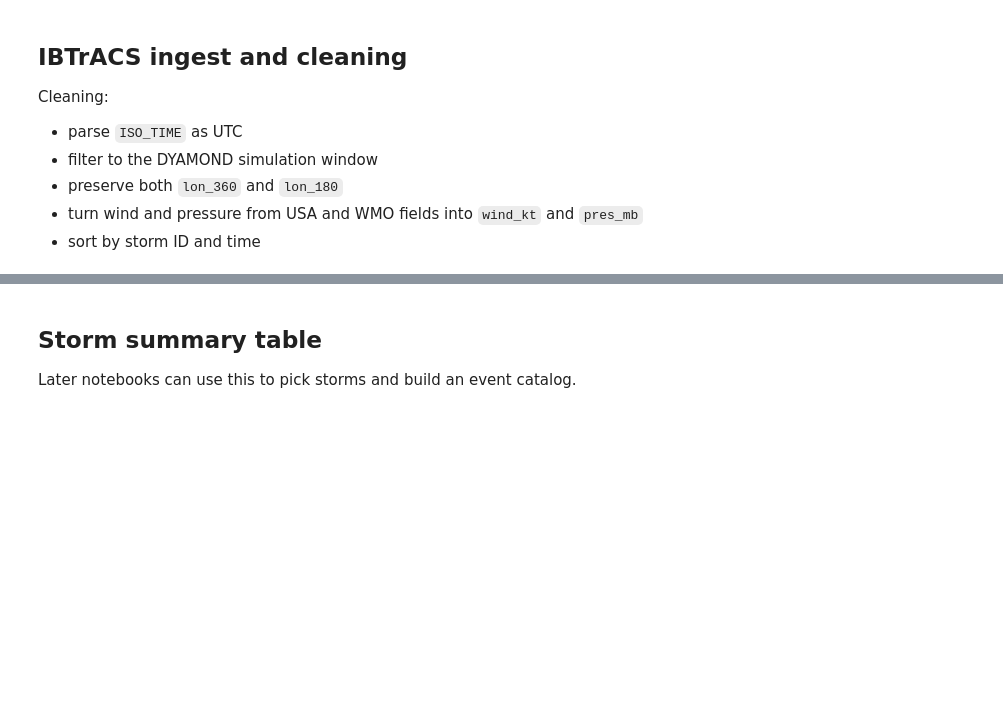
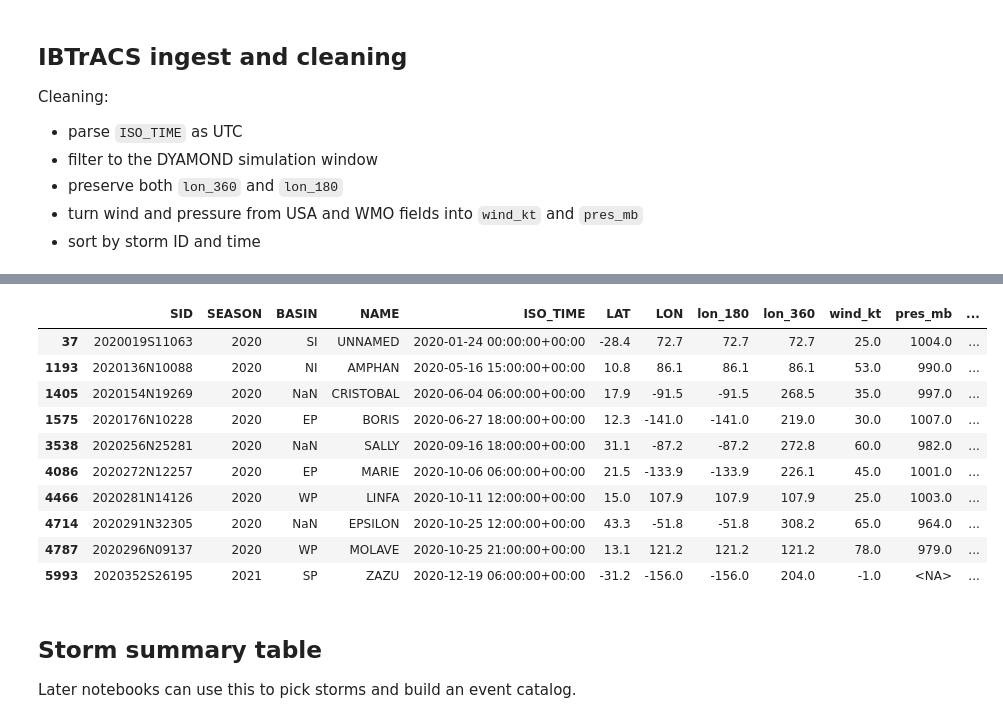
Before and after one commit to clevi2003/SciVis_2026, a Jupyter notebook: notebooks/01_environment_and_access.ipynb, the cells around one changed output, grey strips where cells are left out. Cells and saved outputs as stored; diff of their text form; code cells hidden in the pictures; blank space fills up the shorter version.

```diff
--- a/notebooks/01_environment_and_access.ipynb
+++ b/notebooks/01_environment_and_access.ipynb
@@ -129,7 +129,7 @@ CONFIG = {
     "sample_box_ocean": {
         "x": None,
         "y": None,
-        "z": 0,
+        "z": [0, 1],
         "time": 0,
     },
 }
@@ -212,7 +214,7 @@ plt.show()
 
 Save the raw compressed CSV under `data/raw/ibtracs/` and keep the original file as is.
 # %%
-ibtracs_raw_path = IBTRACS_RAW_DIR / "ibtracs.since1980.list.v04r01.csv.gz"
+ibtracs_raw_path = IBTRACS_RAW_DIR / "ibtracs.since1980.list.v04r01.csv"
 
 if not ibtracs_raw_path.exists():
     ibtracs_raw_path = download_ibtracs_csv(
@@ -246,21 +261,19 @@ ibtracs_points.head()
 # %%
-display_cols = [
-    "SID",
-    "SEASON",
-    "BASIN",
-    "NAME",
-    "ISO_TIME",
-    "LAT",
-    "LON",
-    "lon_180",
-    "lon_360",
-    "wind_kt",
-    "pres_mb",
-    "NATURE",
-    "TRACK_TYPE",
-]
+display_cols = ["SID", "SEASON", "BASIN", "NAME", "ISO_TIME", "LAT", "LON", "lon_180", "lon_360", "wind_kt", "pres_mb", "NATURE", "TRACK_TYPE"]
 
 ibtracs_points[display_cols].sample(min(10, len(ibtracs_points)), random_state=42).sort_values(["SID", "ISO_TIME"])
+# %% [output]
+|  | SID | SEASON | BASIN | NAME | ISO_TIME | LAT | LON | lon_180 | lon_360 | wind_kt | pres_mb | ... |
+| 37 | 2020019S11063 | 2020 | SI | UNNAMED | 2020-01-24 00:00:00+00:00 | -28.4 | 72.7 | 72.7 | 72.7 | 25.0 | 1004.0 | ... |
+| 1193 | 2020136N10088 | 2020 | NI | AMPHAN | 2020-05-16 15:00:00+00:00 | 10.8 | 86.1 | 86.1 | 86.1 | 53.0 | 990.0 | ... |
+| 1405 | 2020154N19269 | 2020 | NaN | CRISTOBAL | 2020-06-04 06:00:00+00:00 | 17.9 | -91.5 | -91.5 | 268.5 | 35.0 | 997.0 | ... |
+| 1575 | 2020176N10228 | 2020 | EP | BORIS | 2020-06-27 18:00:00+00:00 | 12.3 | -141.0 | -141.0 | 219.0 | 30.0 | 1007.0 | ... |
+| 3538 | 2020256N25281 | 2020 | NaN | SALLY | 2020-09-16 18:00:00+00:00 | 31.1 | -87.2 | -87.2 | 272.8 | 60.0 | 982.0 | ... |
+| 4086 | 2020272N12257 | 2020 | EP | MARIE | 2020-10-06 06:00:00+00:00 | 21.5 | -133.9 | -133.9 | 226.1 | 45.0 | 1001.0 | ... |
+| 4466 | 2020281N14126 | 2020 | WP | LINFA | 2020-10-11 12:00:00+00:00 | 15.0 | 107.9 | 107.9 | 107.9 | 25.0 | 1003.0 | ... |
+| 4714 | 2020291N32305 | 2020 | NaN | EPSILON | 2020-10-25 12:00:00+00:00 | 43.3 | -51.8 | -51.8 | 308.2 | 65.0 | 964.0 | ... |
+| 4787 | 2020296N09137 | 2020 | WP | MOLAVE | 2020-10-25 21:00:00+00:00 | 13.1 | 121.2 | 121.2 | 121.2 | 78.0 | 979.0 | ... |
+| 5993 | 2020352S26195 | 2021 | SP | ZAZU | 2020-12-19 06:00:00+00:00 | -31.2 | -156.0 | -156.0 | 204.0 | -1.0 | <NA> | ... |
 # %% [markdown]
 ## Storm summary table
 
```
Also changed, not shown: parts of 8 cells of this notebook, 3 other files.
